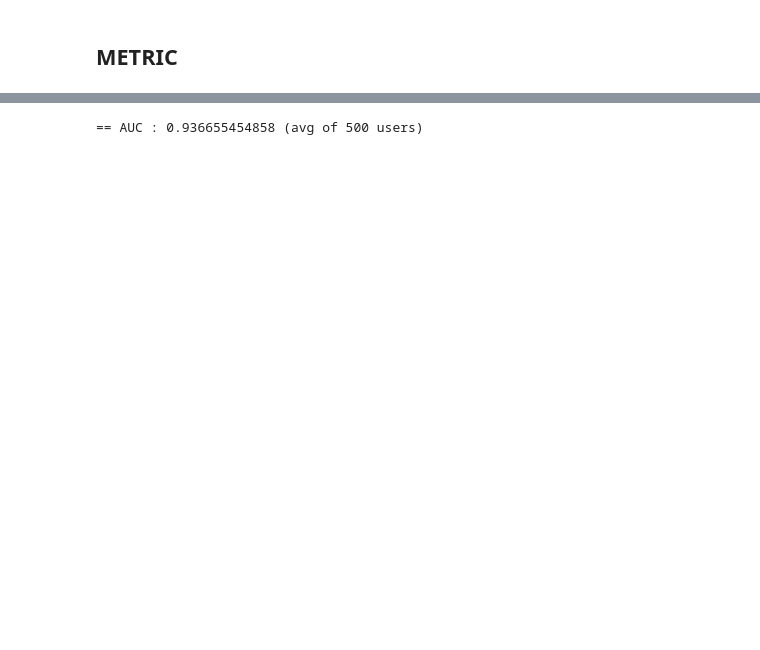
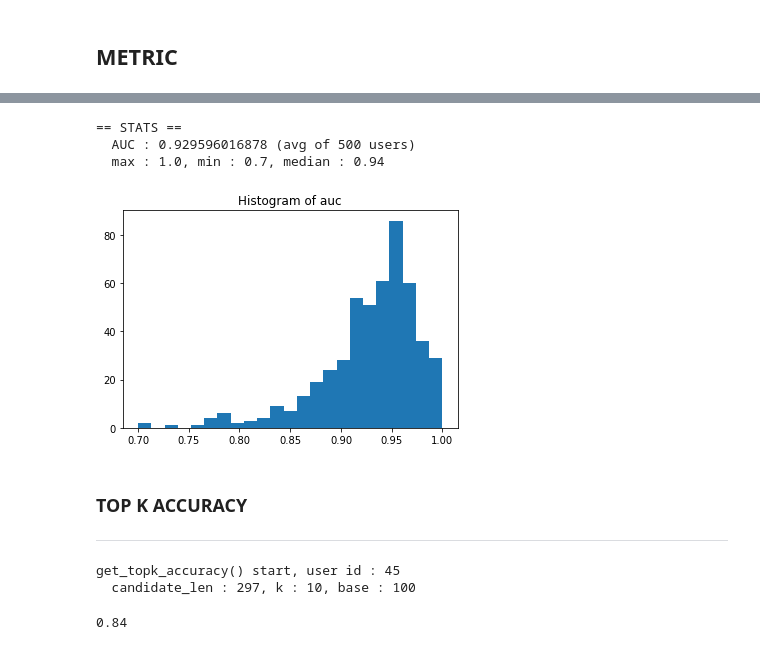
Before and after one commit to KwankiAhn/ai-study, a Jupyter notebook: autoencoder-cf-practice.ipynb, the cells around one changed output, grey strips where cells are left out. Saved outputs shown, nothing was run; the diff lists cells and outputs as text; code cells hidden in the pictures; blank space fills up the shorter version.

```diff
--- a/autoencoder-cf-practice.ipynb
+++ b/autoencoder-cf-practice.ipynb
@@ -418,12 +424,25 @@ get_auc_score(45, autoencoder, r_matrix, user2idx, idx2movie, movies, item_k=150
 # %%
+# AUC SCORE of 500 person average
 k = 500
 import random
 r_user_idx = random.sample(range(0, len(users)), k)
 
-auc_agg = 0
+auc_agg = []
 for u in r_user_idx:
-    auc_agg += get_auc_score(idx2user[u], autoencoder, r_matrix, user2idx, idx2movie, movies, item_k=150)
-print "== AUC : {} (avg of {} users)".format(auc_agg / float(k), k)
+    auc_agg.append(get_auc_score(idx2user[u], autoencoder, r_matrix, user2idx, idx2movie, movies, item_k=150))
-# %% [output]
-== AUC : 0.936655454858 (avg of 500 users)
+# %%
+print "== STATS =="
+print "  AUC : {} (avg of {} users)".format(np.average(auc_agg), k)
+print "  max : {}, min : {}, median : {}".format(max(auc_agg), min(auc_agg), np.median(auc_agg))
+plt.hist(auc_agg, bins='auto')  # arguments are passed to np.histogram
+plt.title("Histogram of auc")
+plt.show()
+# %% [output]
+== STATS ==
+  AUC : 0.929596016878 (avg of 500 users)
+  max : 1.0, min : 0.7, median : 0.94
+[figure, added]
+# %% [markdown]
+### TOP K ACCURACY
+<hr style='height:5px'>
 # %%
@@ -466,2 +487,9 @@ def get_topk_accuracy(user_id, model, r_matrix, user2idx, idx2movie, movies, k=1
             hit += 1
     return float(hit) / float(100)
+# %%
+# TOP K Score of single person
+get_topk_accuracy(45, autoencoder, r_matrix, user2idx, idx2movie, movies, k=10, base=100, debug=True)
+# %% [output]
+get_topk_accuracy() start, user id : 45
+  candidate_len : 297, k : 10, base : 100
+0.84
```
Also changed, not shown: parts of 17 cells of this notebook, 12 other files.
